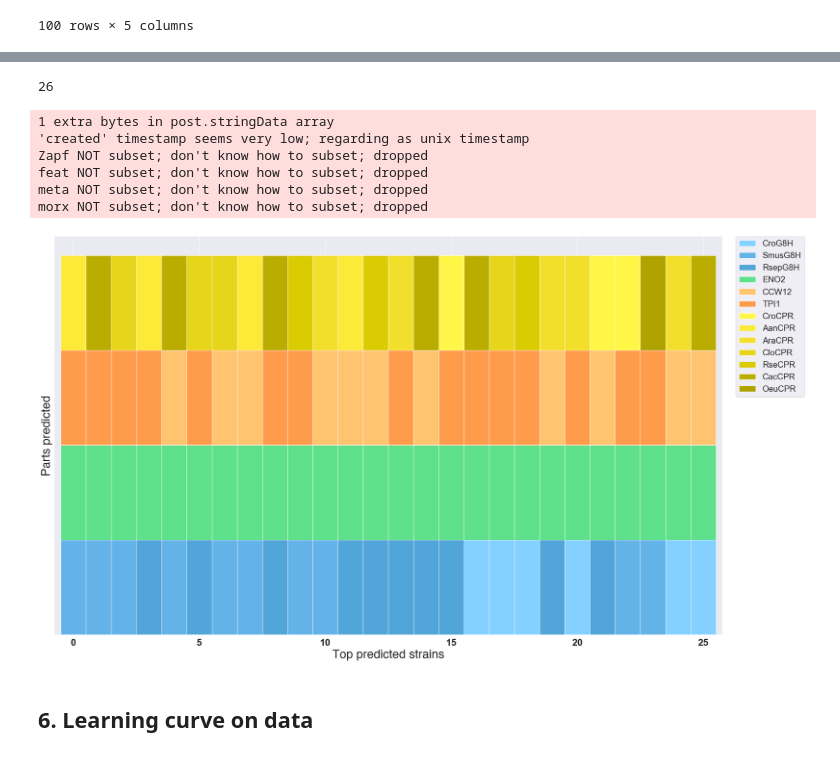
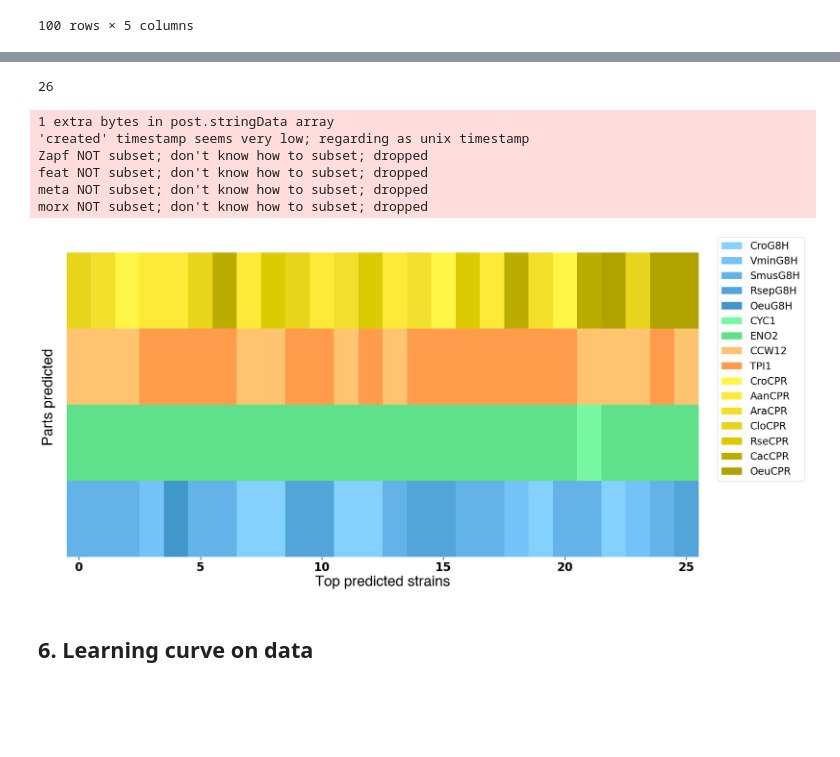
Before and after one commit to hiyama341/ConStrain, a Jupyter notebook: colab_notebooks/11_2_LEARN_DataAnalysisML.ipynb, the cells around one changed output, grey strips where cells are left out. Saved outputs shown, nothing was run; the diff lists cells and outputs as text; code cells hidden in the pictures; blank space fills up the shorter version.

```diff
--- a/colab_notebooks/11_2_LEARN_DataAnalysisML.ipynb
+++ b/colab_notebooks/11_2_LEARN_DataAnalysisML.ipynb
@@ -589,0 +432,4 @@ Parse progress: |█████████████████████
+# %%
+leaderboard_path = 'ConStrain_on_google_colab/data/09-AutoML/leaderboards/second_round/'
+lb = h2o.import_file(path=os.path.join(leaderboard_path, "aml_leaderboard.h2o"))
+lb
@@ -704,37 +519,0 @@ bar_plot_w_hue(dss, 'Line_name', 'strict', path = 'ConStrain_on_google_colab/dat
-# %%
-sns.set(rc = {'figure.figsize':(30,10) })
-
-# initialize
-ds1 = df3[['Line_name', 'Amt_norm']]
-ds1.columns = ['Line_name', 'strict']
-
-ds2 = df3[['Line_name', 'predict']]
-ds2.columns = ['Line_name', 'strict']
-
-
-ds2['category'] = 'Predicted'
-ds1['category'] = 'Strictosidine'
-dss = pd.concat([ds1, ds2])
-
-ax = sns.barplot(x='Line_name', y='strict', hue='category', data=dss)
-
-ax = plt.gca()
-ax.set_xlabel('Individual strains', size = 20, fontname='Helvetica')
-ax.set_ylabel('Normalized trictosidine production', size = 20, fontname='Helvetica')
-ax.set_title('Prediction and production of strictosidine of the sampled library', size = 30, fontname='Helvetica')
-
-# white background
-ax.set_facecolor("white")
-
-plt.xscale('linear')
-
-# normalized line
-ax.axhline(100)
-
-
-#ax.add_line
-name = 'Strictosidine and predicted values for all genotypes samples (dbtl1+2)'
-plt.savefig('ConStrain_on_google_colab/data/10-plots/11_2_LEARN_Data_analysis/'+name+'.svg',format = 'SVG',  dpi = 120)
-
-
-None
@@ -1188,35 +966,35 @@ d = {'Index':parst_index,'Part':list_of_parts, 'Distribution':distribution }
 df2 = pd.DataFrame(d)
 
 # slice df
 df200 = df2[:104]
 cross_tab_prop = pd.crosstab(index=df200['Index'],
                              columns=df200['Part'])
 
 coloumns = list(cross_tab_prop.columns)
 
 
 print(len(cross_tab_prop))
 # fix coloumns
 coloumns = list(cross_tab_prop.columns)
 fixed_columns = []
 for name in all_parts:
     if name in coloumns:
         fixed_columns.append(name)
 
 # get only the columns we use
 cross_tab_prop = cross_tab_prop[fixed_columns]
 
 name = 'Best_combinations_predicted_by_the_ML2_26_'
-plot_stacked_barplot(cross_tab_prop, colorDict, save_pdf= True , path ='ConStrain_on_google_colab/data/10-plots/11_2_LEARN_Data_analysis/'+name, xlabel ='Top predicted strains' , ylabel = 'Parts predicted' )
+carpet_barplot(cross_tab_prop, colorDict, save_pdf= True , path ='ConStrain_on_google_colab/data/10-plots/11_2_LEARN_Data_analysis/'+name, xlabel ='Top predicted strains' , ylabel = 'Parts predicted' )
 # %% [output]
 26
 1 extra bytes in post.stringData array
 'created' timestamp seems very low; regarding as unix timestamp
 Zapf NOT subset; don't know how to subset; dropped
 feat NOT subset; don't know how to subset; dropped
 meta NOT subset; don't know how to subset; dropped
 morx NOT subset; don't know how to subset; dropped
-[figure, old version]
+[figure, new version]
 # %% [markdown]
 ## 6. Learning curve on data
 # %%
```
Also changed, not shown: parts of 79 cells of this notebook.
